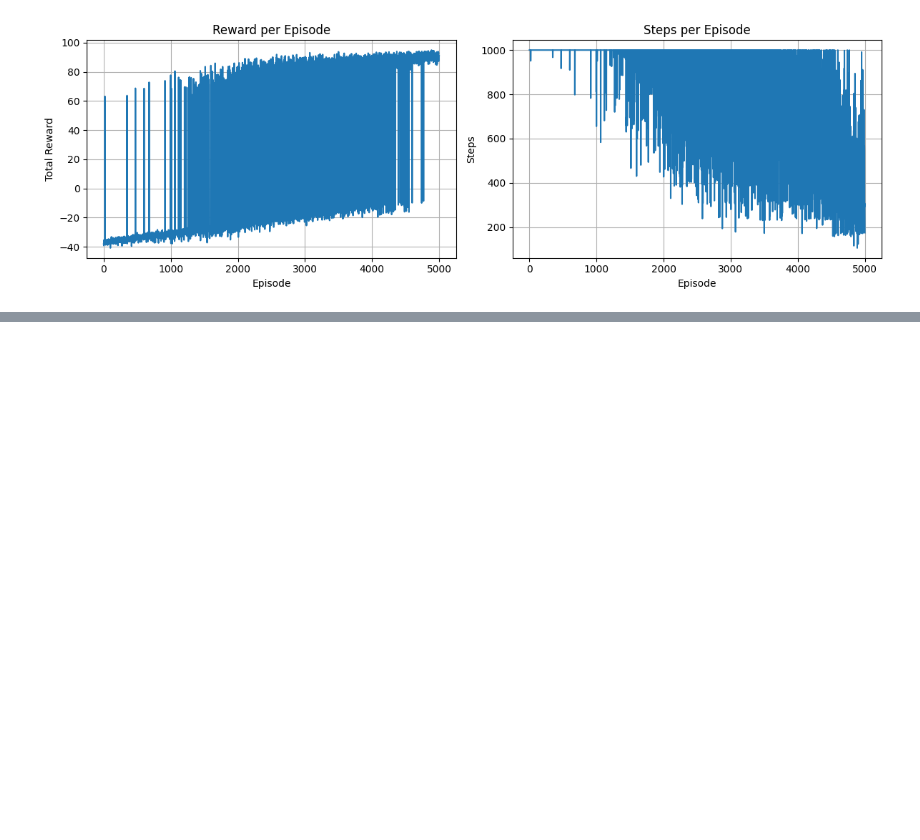
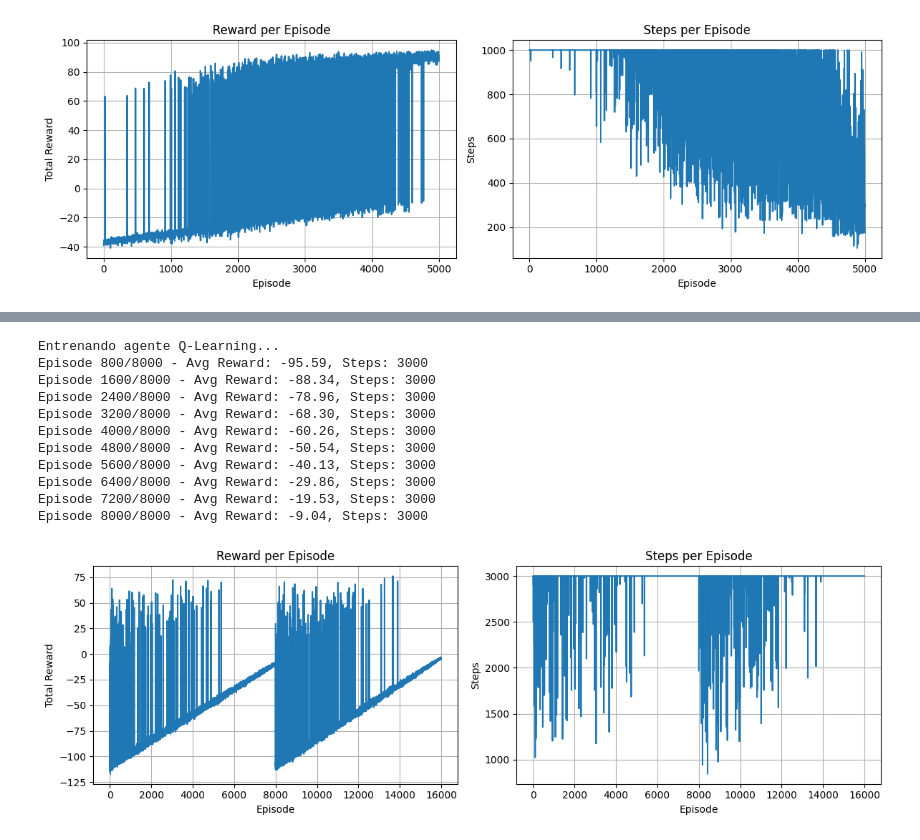
Before and after one commit to Martinabz/Obligatorio-IA-Abzaradel-Olaso-282958-281981-, a Jupyter notebook: Obligatorio Marzo 2026/MountainCarContinuous/continuous_mountain_car.ipynb, the cells around one changed output, grey strips where cells are left out. Drawn from its saved outputs; the diff is of its cells as text; code cells hidden in the pictures; blank space fills up the shorter version.

```diff
--- a/Obligatorio Marzo 2026/MountainCarContinuous/continuous_mountain_car.ipynb
+++ b/Obligatorio Marzo 2026/MountainCarContinuous/continuous_mountain_car.ipynb
@@ -300,0 +277,30 @@ Selected action (deterministic): 0.05263157894736836
+# %%
+# Entrenar el agente
+env = gym.make('MountainCarContinuous-v0', render_mode='rgb_array')
+print("Entrenando agente Q-Learning...")
+agent.train_agent(
+    env,
+    episodes=8000,
+    alpha=0.05,
+    gamma=0.99,
+    epsilon_start=0.99,
+    epsilon_end=0.025,
+    max_steps=3000
+)
+env.close()
+
+# Visualizar progreso de entrenamiento
+agent.plot_training_history()
+# %% [output]
+Entrenando agente Q-Learning...
+Episode 800/8000 - Avg Reward: -95.59, Steps: 3000
+Episode 1600/8000 - Avg Reward: -88.34, Steps: 3000
+Episode 2400/8000 - Avg Reward: -78.96, Steps: 3000
+Episode 3200/8000 - Avg Reward: -68.30, Steps: 3000
+Episode 4000/8000 - Avg Reward: -60.26, Steps: 3000
+Episode 4800/8000 - Avg Reward: -50.54, Steps: 3000
+Episode 5600/8000 - Avg Reward: -40.13, Steps: 3000
+Episode 6400/8000 - Avg Reward: -29.86, Steps: 3000
+Episode 7200/8000 - Avg Reward: -19.53, Steps: 3000
+Episode 8000/8000 - Avg Reward: -9.04, Steps: 3000
+[figure, added]
```
Also changed, not shown: parts of 21 cells of this notebook.
